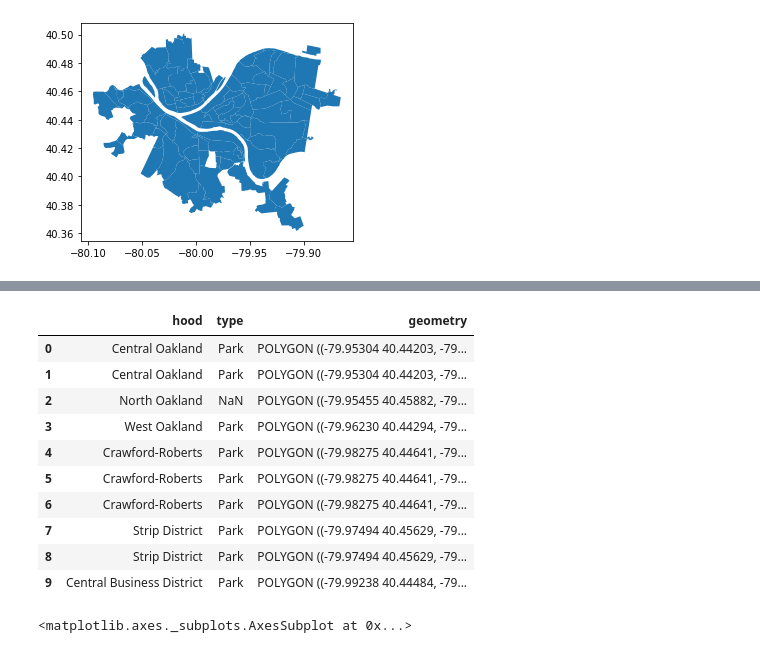
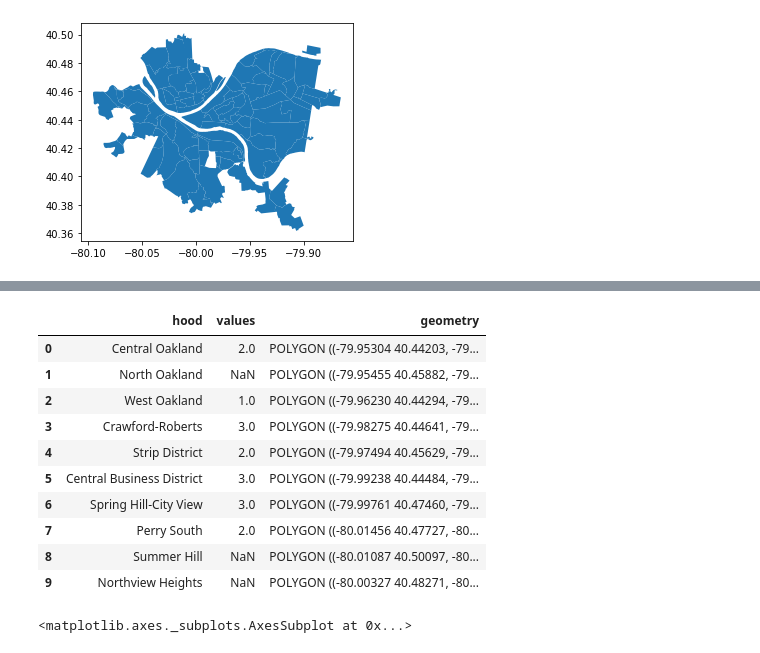
Before and after one commit to eliotann99/big_ideas_final, a Jupyter notebook: Maya-Notebook.ipynb, the cells around one changed output, grey strips where cells are left out. Drawn from its saved outputs; the diff is of its cells as text; code cells hidden in the pictures.

```diff
--- a/Maya-Notebook.ipynb
+++ b/Maya-Notebook.ipynb
@@ -90 +88,4 @@ South Side Slopes        6
 Name: neighborhood, Length: 71, dtype: int64
+# %%
+num_parks = parks["neighborhood"].value_counts()
+num_parks
@@ -96,0 +119,6 @@ neighborhoods.plot()
+# %%
+data = pd.DataFrame(num_parks)
+data["values"] = data["neighborhood"]
+data["neighborhood"] = data.index
+data = data.reset_index(drop=True)
+data
@@ -97,18 +139,18 @@ neighborhoods.plot()
 # %%
-parks_map = neighborhoods.merge(parks, how='left', left_on='hood', right_on='neighborhood')
-parks_map[['hood','type','geometry']].head(10)
+parks_map = neighborhoods.merge(data, how='left', left_on='hood', right_on='neighborhood')
+parks_map[['hood','values','geometry']].head(10)
 # %% [output]
-|  | hood | type | geometry |
-| 0 | Central Oakland | Park | POLYGON ((-79.95304 40.44203, -79... |
-| 1 | Central Oakland | Park | POLYGON ((-79.95304 40.44203, -79... |
-| 2 | North Oakland | NaN | POLYGON ((-79.95455 40.45882, -79... |
-| 3 | West Oakland | Park | POLYGON ((-79.96230 40.44294, -79... |
-| 4 | Crawford-Roberts | Park | POLYGON ((-79.98275 40.44641, -79... |
-| 5 | Crawford-Roberts | Park | POLYGON ((-79.98275 40.44641, -79... |
-| 6 | Crawford-Roberts | Park | POLYGON ((-79.98275 40.44641, -79... |
-| 7 | Strip District | Park | POLYGON ((-79.97494 40.45629, -79... |
-| 8 | Strip District | Park | POLYGON ((-79.97494 40.45629, -79... |
-| 9 | Central Business District | Park | POLYGON ((-79.99238 40.44484, -79... |
+|  | hood | values | geometry |
+| 0 | Central Oakland | 2.0 | POLYGON ((-79.95304 40.44203, -79... |
+| 1 | North Oakland | NaN | POLYGON ((-79.95455 40.45882, -79... |
+| 2 | West Oakland | 1.0 | POLYGON ((-79.96230 40.44294, -79... |
+| 3 | Crawford-Roberts | 3.0 | POLYGON ((-79.98275 40.44641, -79... |
+| 4 | Strip District | 2.0 | POLYGON ((-79.97494 40.45629, -79... |
+| 5 | Central Business District | 3.0 | POLYGON ((-79.99238 40.44484, -79... |
+| 6 | Spring Hill-City View | 3.0 | POLYGON ((-79.99761 40.47460, -79... |
+| 7 | Perry South | 2.0 | POLYGON ((-80.01456 40.47727, -80... |
+| 8 | Summer Hill | NaN | POLYGON ((-80.01087 40.50097, -80... |
+| 9 | Northview Heights | NaN | POLYGON ((-80.00327 40.48271, -80... |
 # %%
 parks_map.plot(column='type')
 # %% [output]
```
Also changed, not shown: parts of 9 cells of this notebook.
